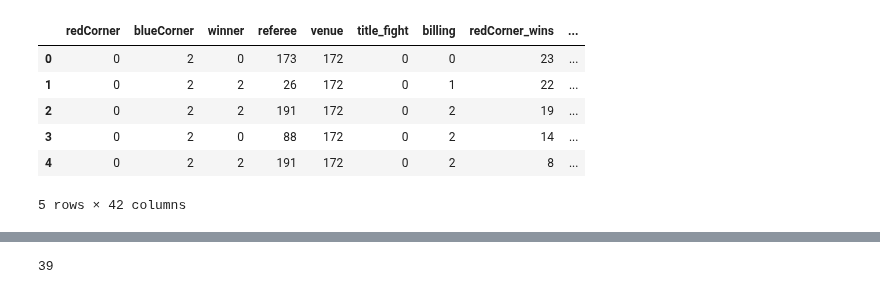
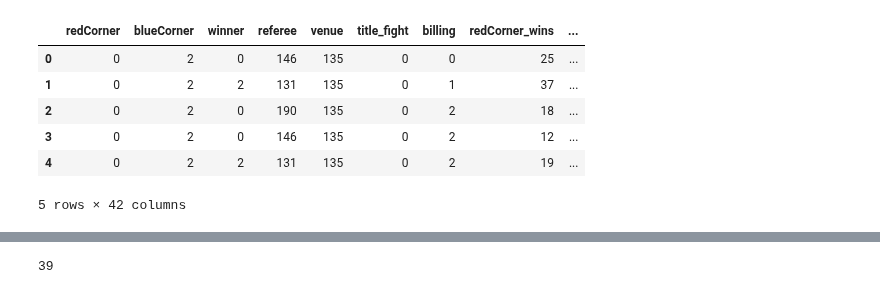
Before and after one commit to maxbraith/UFCModel, a Jupyter notebook: UFCModelGit/Model/modelBook.ipynb, the cells around one changed output, grey strips where cells are left out. Cells and saved outputs as stored; diff of their text form; code cells hidden in the pictures.

```diff
--- a/UFCModelGit/Model/modelBook.ipynb
+++ b/UFCModelGit/Model/modelBook.ipynb
@@ -17,13 +14,13 @@ To enable the following instructions: AVX2 FMA, in other operations, rebuild Ten
 # %%
-df = pd.read_csv('traindata2.csv')
+df = pd.read_csv('traindata2024-06-27.csv')
 df.head()
 # %% [output]
 |  | redCorner | blueCorner | winner | referee | venue | title_fight | billing | redCorner_wins | ... |
-| 0 | 0 | 2 | 0 | 173 | 172 | 0 | 0 | 23 | ... |
-| 1 | 0 | 2 | 2 | 26 | 172 | 0 | 1 | 22 | ... |
-| 2 | 0 | 2 | 2 | 191 | 172 | 0 | 2 | 19 | ... |
-| 3 | 0 | 2 | 0 | 88 | 172 | 0 | 2 | 14 | ... |
-| 4 | 0 | 2 | 2 | 191 | 172 | 0 | 2 | 8 | ... |
+| 0 | 0 | 2 | 0 | 146 | 135 | 0 | 0 | 25 | ... |
+| 1 | 0 | 2 | 2 | 131 | 135 | 0 | 1 | 37 | ... |
+| 2 | 0 | 2 | 0 | 190 | 135 | 0 | 2 | 18 | ... |
+| 3 | 0 | 2 | 0 | 146 | 135 | 0 | 2 | 12 | ... |
+| 4 | 0 | 2 | 2 | 131 | 135 | 0 | 2 | 19 | ... |
 5 rows × 42 columns
 # %%
 dfInput = pd.read_csv('customInput.csv')
```
Also changed, not shown: parts of 18 cells of this notebook, 11 other files.
